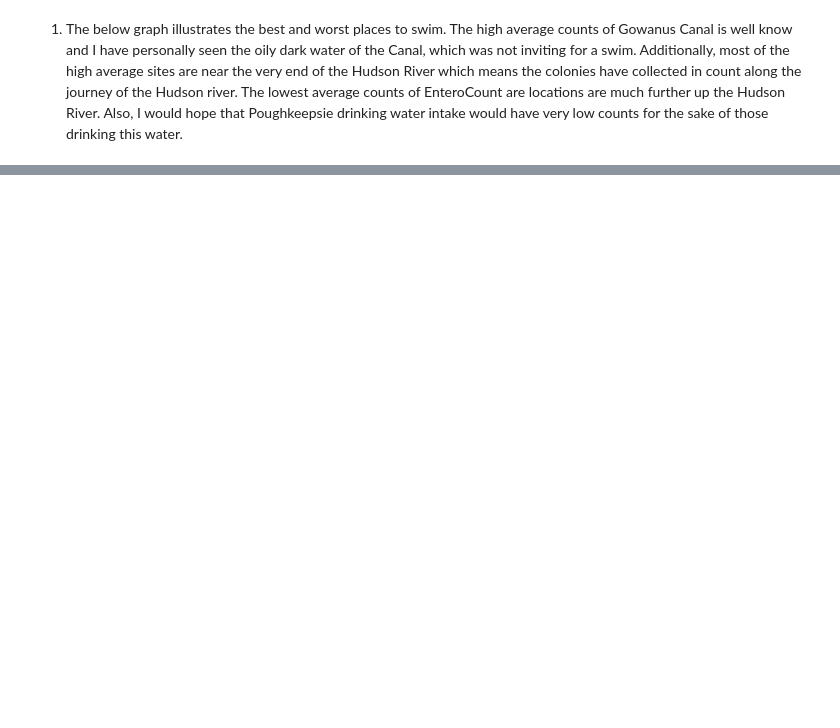
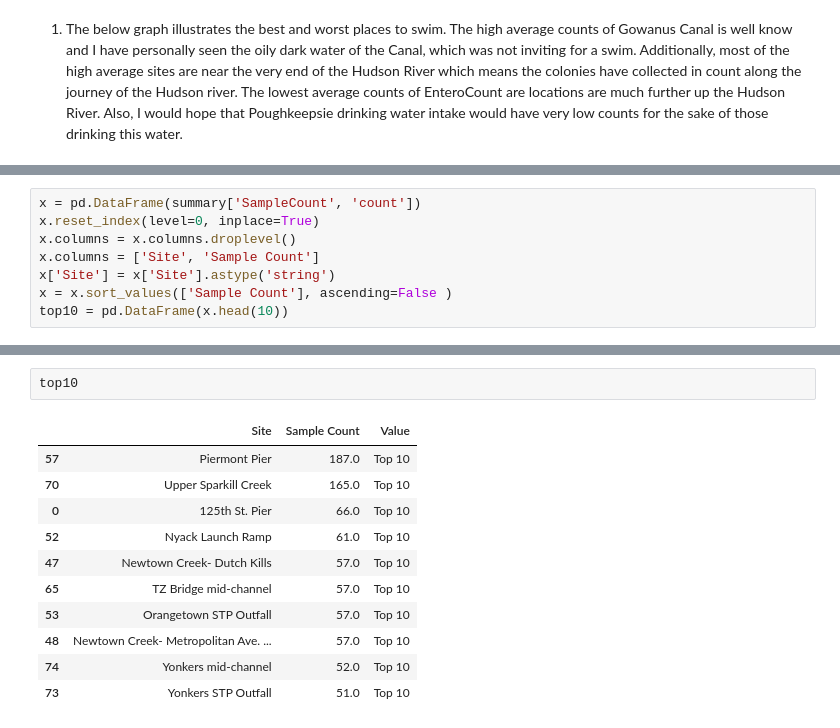
Before and after one commit to ChristopheHunt/MSDA---Coursework, a Jupyter notebook: Data 608/HW4/Untitled.ipynb, the cells around one changed output, grey strips where cells are left out. Saved outputs shown, nothing was run; the diff lists cells and outputs as text; blank space fills up the shorter version.

```diff
--- a/Data 608/HW4/Untitled.ipynb
+++ b/Data 608/HW4/Untitled.ipynb
@@ -58,0 +61,8 @@ show(scatter)
+# %%
+x = pd.DataFrame(summary['SampleCount', 'count'])
+x.reset_index(level=0, inplace=True)
+x.columns = x.columns.droplevel()
+x.columns = ['Site', 'Sample Count']
+x['Site'] = x['Site'].astype('string')
+x = x.sort_values(['Sample Count'], ascending=False )
+top10 = pd.DataFrame(x.head(10))
@@ -58,0 +77,14 @@ show(scatter)
+# %%
+top10
+# %% [output]
+|  | Site | Sample Count | Value |
+| 57 | Piermont Pier | 187.0 | Top 10 |
+| 70 | Upper Sparkill Creek | 165.0 | Top 10 |
+| 0 | 125th St. Pier | 66.0 | Top 10 |
+| 52 | Nyack Launch Ramp | 61.0 | Top 10 |
+| 47 | Newtown Creek- Dutch Kills | 57.0 | Top 10 |
+| 65 | TZ Bridge mid-channel | 57.0 | Top 10 |
+| 53 | Orangetown STP Outfall | 57.0 | Top 10 |
+| 48 | Newtown Creek- Metropolitan Ave. ... | 57.0 | Top 10 |
+| 74 | Yonkers mid-channel | 52.0 | Top 10 |
+| 73 | Yonkers STP Outfall | 51.0 | Top 10 |
```
Also changed, not shown: parts of 4 cells of this notebook, 1 other file.
